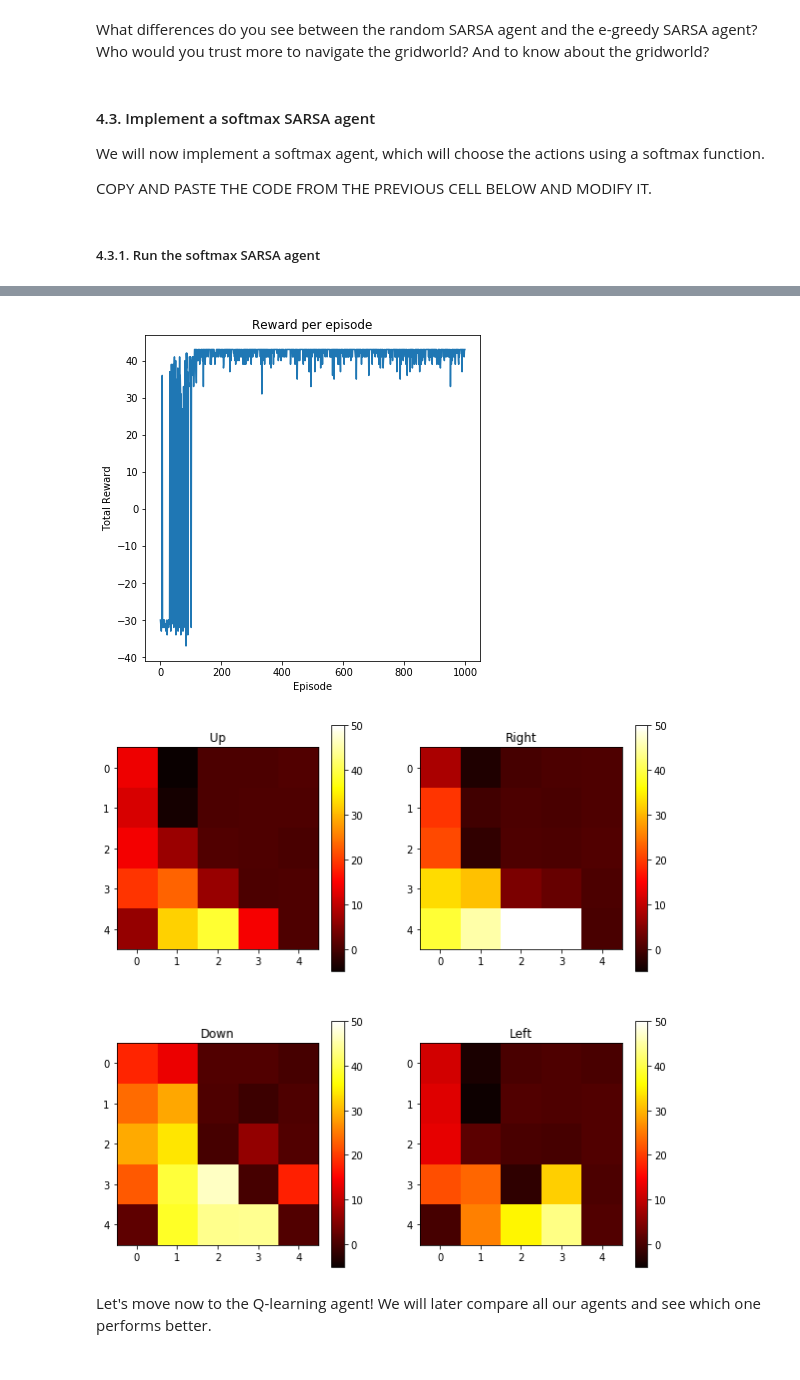
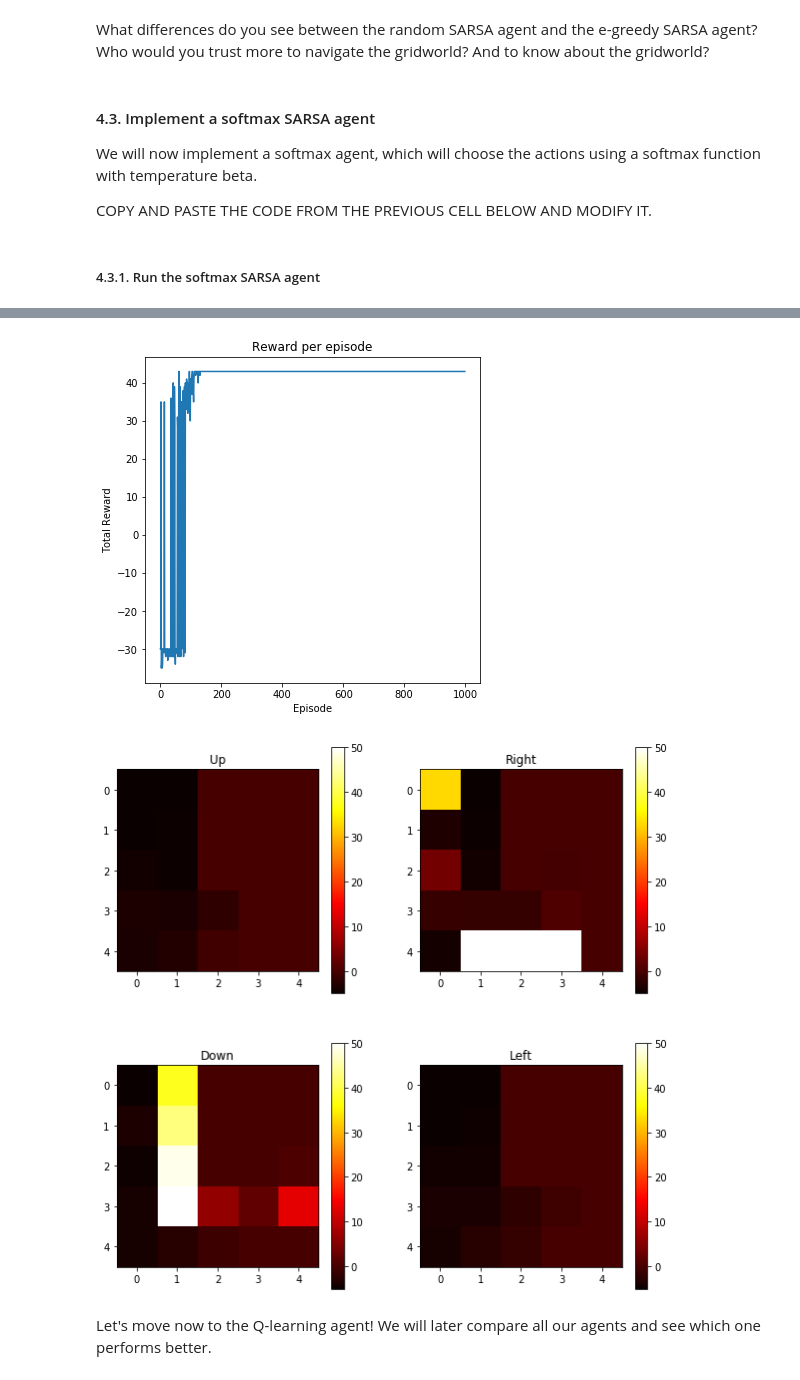
Before and after one commit to bambschool/BAMB2023, a Jupyter notebook: 3-reinforcement_learning/tutorial_3B_RL-solutions.ipynb, the cells around one changed output, grey strips where cells are left out. Cells and saved outputs as stored; diff of their text form; code cells hidden in the pictures.

Commit message:
add temperature, beta, to softmax SARSA

```diff
--- a/3-reinforcement_learning/tutorial_3B_RL-solutions.ipynb
+++ b/3-reinforcement_learning/tutorial_3B_RL-solutions.ipynb
@@ -450,26 +458,24 @@ What differences do you see between the random SARSA agent and the e-greedy SARS
 # %% [markdown]
 #### 4.3. Implement a softmax SARSA agent
 
-We will now implement a softmax agent, which will choose the actions using a softmax function.
+We will now implement a softmax agent, which will choose the actions using a softmax function with temperature beta.
 
 COPY AND PASTE THE CODE FROM THE PREVIOUS CELL BELOW AND MODIFY IT.
 # %%
 class SARSASoftmaxAgent:
-    def __init__(self, action_space, state_space, alpha=0.1, gamma=0.9, epsilon=1):
+    def __init__(self, action_space, state_space, alpha=0.1, gamma=0.9, beta=1):
         self.action_space = action_space
         self.state_space = state_space
         self.alpha = alpha
         self.gamma = gamma
-        self.epsilon = epsilon
+        self.beta = beta
         self.q_table = np.random.rand(self.state_space[0], self.state_space[1], len(self.action_space))*0.1
 
     # INSTRUCTION 6: return the agent's action.
     def get_action(self, state):
-        if state is None or np.random.rand() < self.epsilon:  # Explore: select a random action
-            return np.random.choice(self.action_space)
-        else:
-            # INSTRUCTION 6.1: implement an softmax policy
-            action_prob = np.exp(self.q_table[state[0], state[1]]) / np.sum(np.exp(self.q_table[state[0], state[1]]))
+
+        # INSTRUCTION 6.1: implement an softmax policy
+        action_prob = np.exp(self.beta*self.q_table[state[0], state[1]]) / np.sum(np.exp(self.beta*self.q_table[state[0], state[1]]))
         return np.random.choice(self.action_space, p=action_prob)
     def learn(self, state, action, reward, next_state):
         # get old value from the q-table
@@ -487,8 +493,8 @@ class SARSASoftmaxAgent:
 ##### 4.3.1. Run the softmax SARSA agent
 # %%
 state_space = (grid_size, grid_size)
-epsilon = 0.1
-agent = SARSASoftmaxAgent(action_space=action_space, state_space=state_space, epsilon=epsilon)
+beta = 1
+agent = SARSASoftmaxAgent(action_space=action_space, state_space=state_space, beta=beta)
 reward_per_episode_softmaxsarsa =\
       train_agent(agent=agent, grid_size=grid_size, starts=starts, goal=goal,
                   obstacles=obstacles, max_num_tr=max_num_tr,
@@ -508,6 +514,6 @@ Trial: 901, Step: 1, State: (0, 0), Action: 1, Next State: (0, 0),
 Trial: 1001, Step: 1, State: (0, 0), Action: 1, Next State: (0, 0),                    Reward: 50, Total Reward: -7, New trial: True
-[figure, old version]
+[figure, new version]
-[figure, old version]
+[figure, new version]
 # %% [markdown]
 Let's move now to the Q-learning agent! We will later compare all our agents and see which one performs better.
 # %% [markdown]
```
Also changed, not shown: parts of 5 cells of this notebook.
